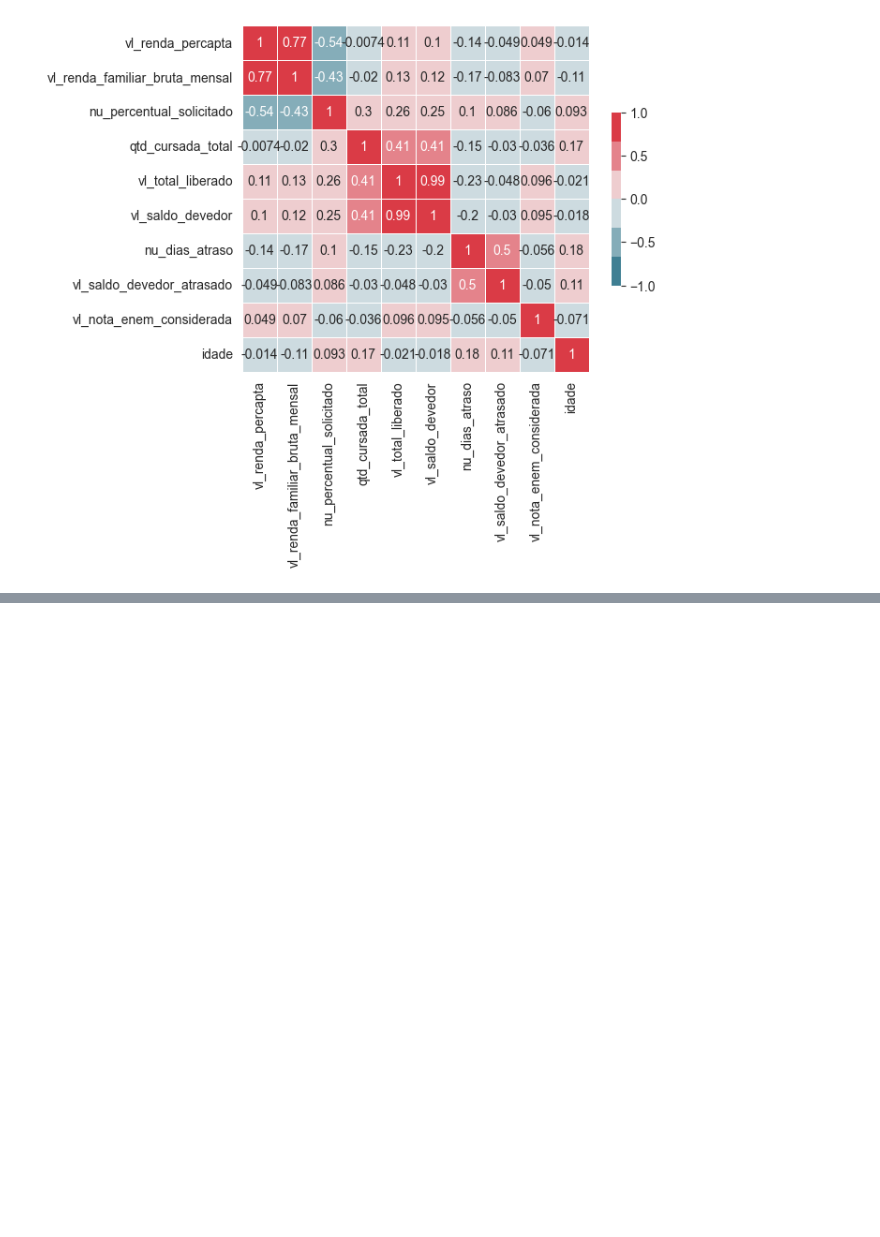
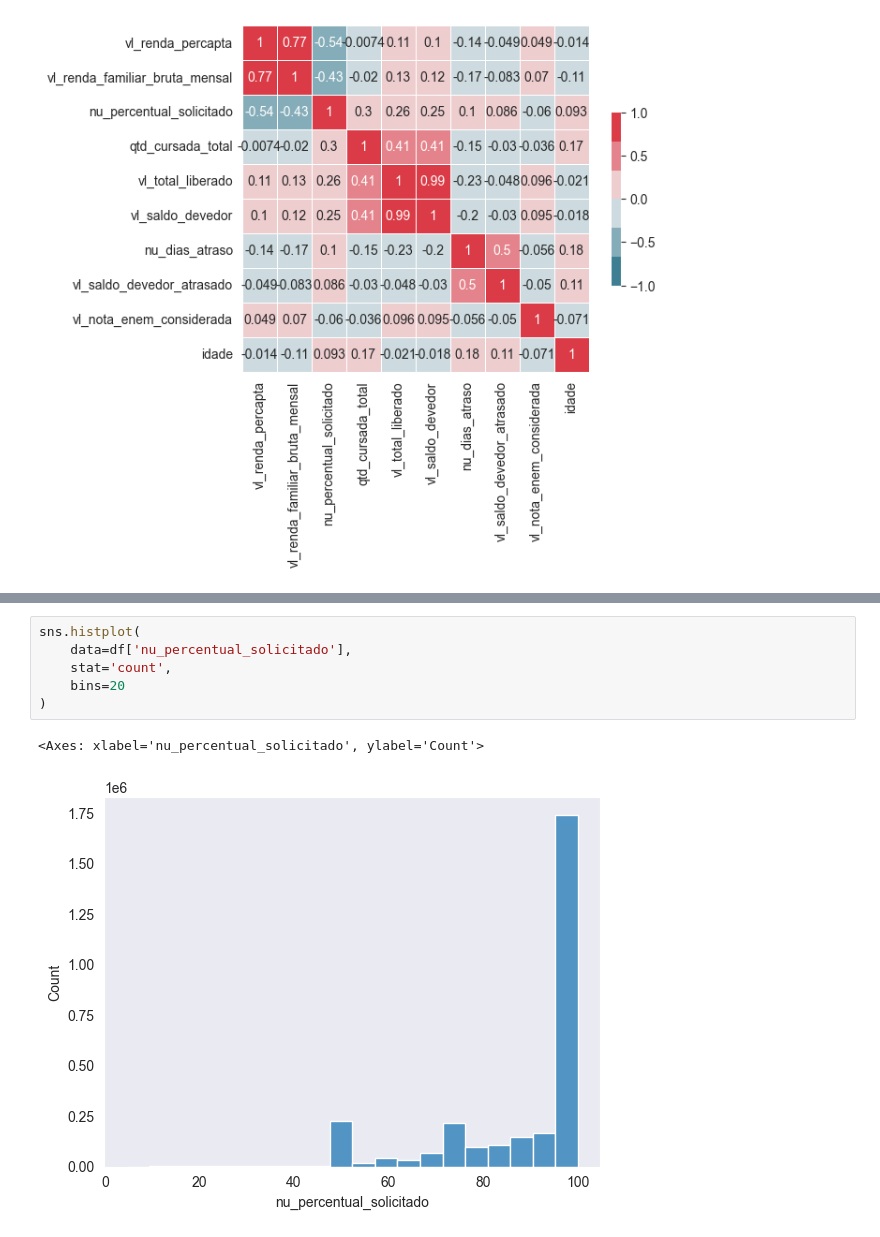
Before and after one commit to MarcosViniciusAraujo/puc-rio-aprendizado-automatico, a Jupyter notebook: Educacao_superior.ipynb, the cells around one changed output, grey strips where cells are left out. Saved outputs shown, nothing was run; the diff lists cells and outputs as text; blank space fills up the shorter version.

```diff
--- a/Educacao_superior.ipynb
+++ b/Educacao_superior.ipynb
@@ -306,0 +338,9 @@ sns.heatmap(corr_apenas_enem,
+# %%
+sns.histplot(
+    data=df['nu_percentual_solicitado'],
+    stat='count',
+    bins=20
+)
+# %% [output]
+<Axes: xlabel='nu_percentual_solicitado', ylabel='Count'>
+[figure, added]
```
Also changed, not shown: parts of 18 cells of this notebook.
